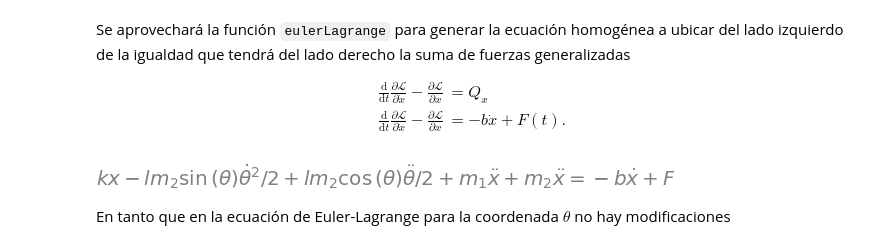
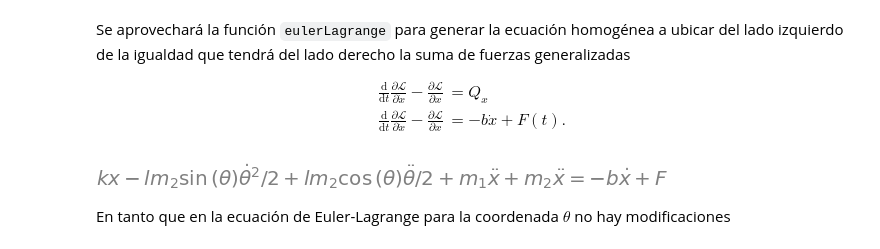
Before and after one commit to unlam/MecanicaAnaliticaComputacional, a Jupyter notebook: 07NoConservativas/noConservativas.ipynb, the cells around one changed output. Drawn from its saved outputs; the diff is of its cells as text; code cells hidden in the pictures.

```diff
--- a/07NoConservativas/noConservativas.ipynb
+++ b/07NoConservativas/noConservativas.ipynb
@@ -528,12 +528,12 @@ $$
 $$
 # %%
 x_EL = sm.Eq(
-  eulerLagrange(T, V, x).lhs,
+  x_EL_homogénea.lhs,
   x_Q
 )
 x_EL
 # %% [output]
-[figure, old version]
+[figure, new version]
 # %% [markdown]
 En tanto que en la ecuación de Euler-Lagrange para la coordenada $\theta$ no hay modificaciones
 # %%
```
Also changed, not shown: parts of 3 cells of this notebook, 2 other files.
